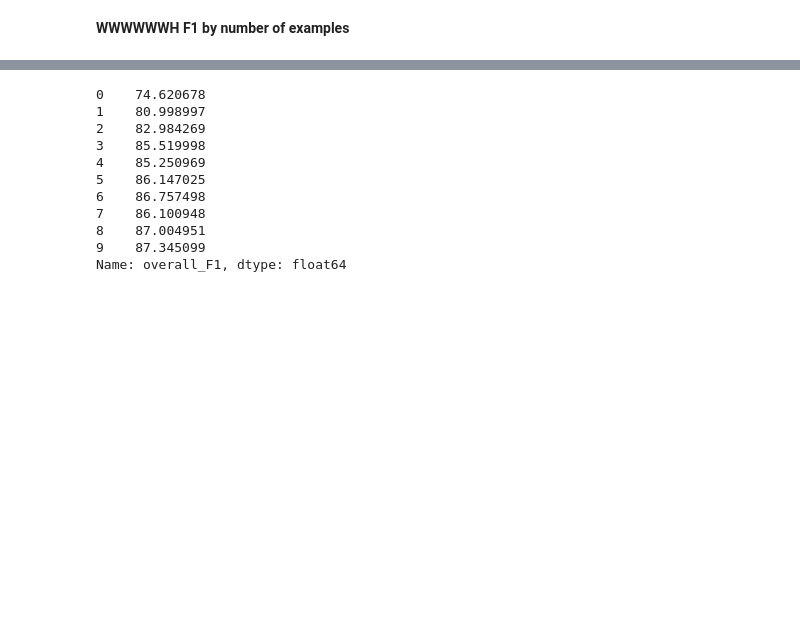
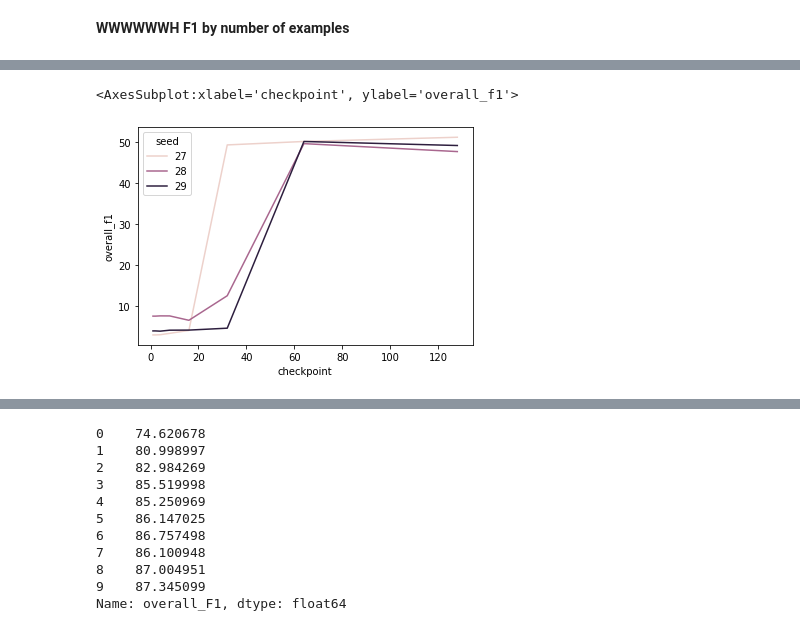
Before and after one commit to stevieg3/when-do-reading-comprehension-models-learn, a Jupyter notebook: notebooks/main/02-albert-xlarge-v2 SQuADv2.ipynb, the cells around one changed output, grey strips where cells are left out. Saved outputs shown, nothing was run; the diff lists cells and outputs as text; code cells hidden in the pictures; blank space fills up the shorter version.

```diff
--- a/notebooks/main/02-albert-xlarge-v2 SQuADv2.ipynb
+++ b/notebooks/main/02-albert-xlarge-v2 SQuADv2.ipynb
@@ -395,0 +400,5 @@ plt.show()
+# %%
+sns.lineplot(data=overall_f1_perf_df[overall_f1_perf_df['checkpoint'] <= 128], x='checkpoint', y='overall_f1', hue='seed')
+# %% [output]
+<AxesSubplot:xlabel='checkpoint', ylabel='overall_f1'>
+[figure, added]
```
Also changed, not shown: parts of 8 cells of this notebook.
